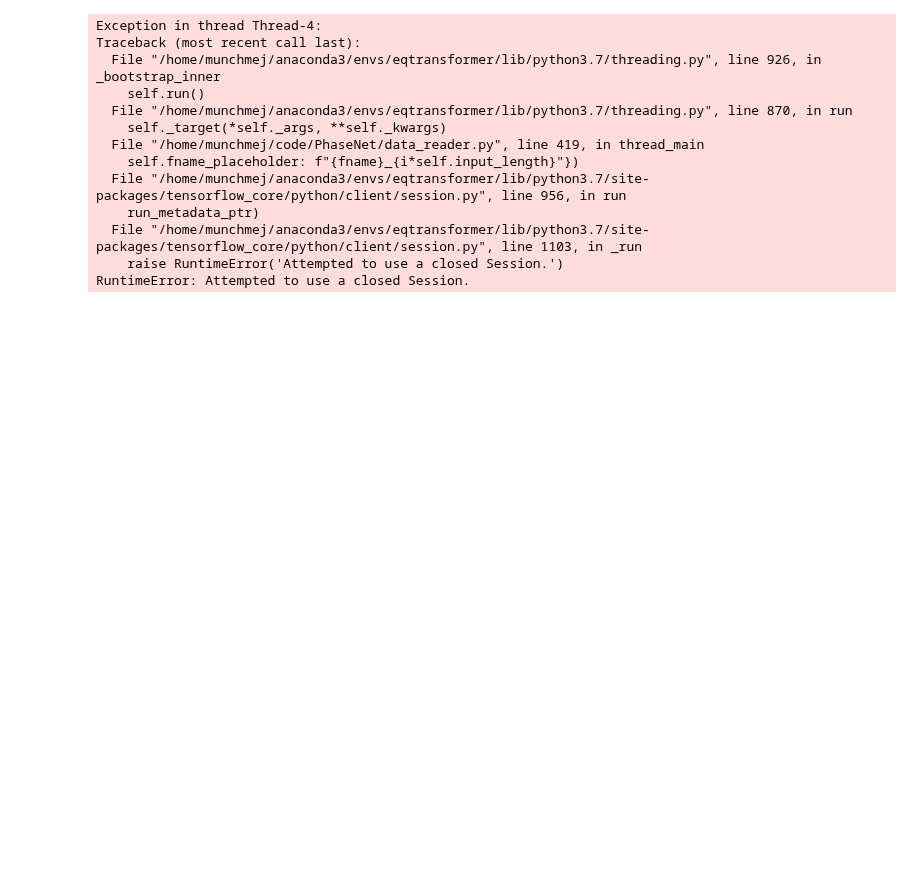
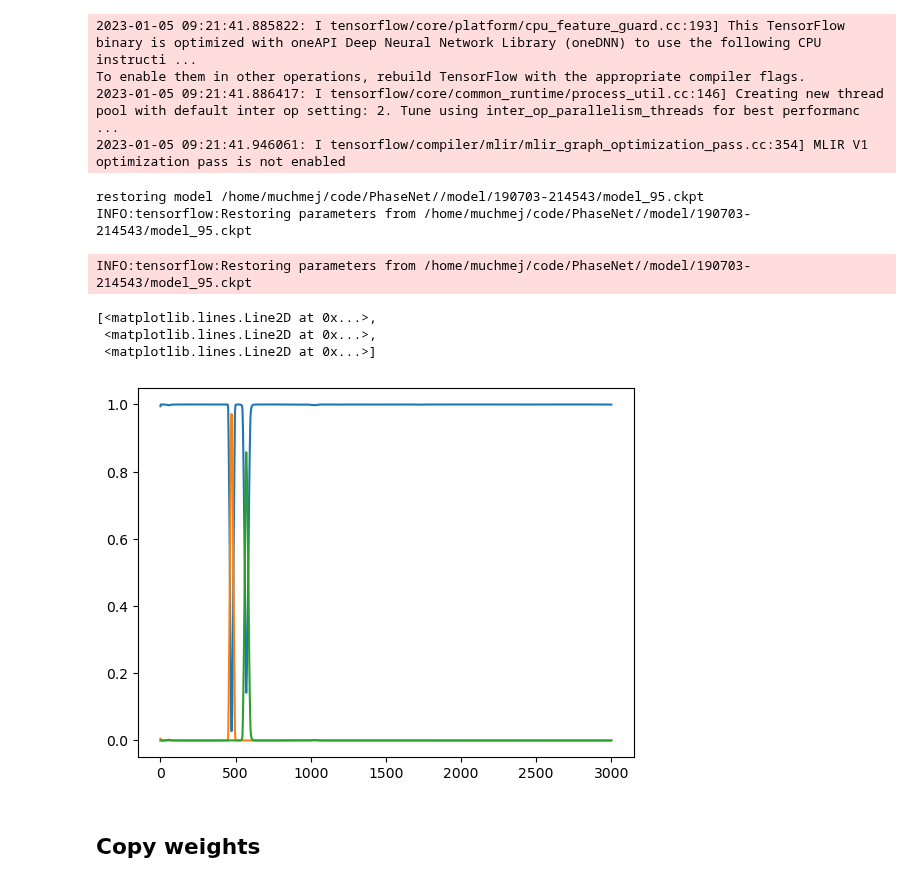
Before and after one commit to seisbench/seisbench, a Jupyter notebook: contrib/model_conversion/phasenet_conversion.ipynb, the cells around one changed output. Saved outputs shown, nothing was run; the diff lists cells and outputs as text; code cells hidden in the pictures; blank space fills up the shorter version.

Commit message:
Implemented original PhaseNet model and converted weights

```diff
--- a/contrib/model_conversion/phasenet_conversion.ipynb
+++ b/contrib/model_conversion/phasenet_conversion.ipynb
@@ -227,4 +25,4 @@ WARNING:root:Using input length: 3000
 # %%
+model = UNet(mode="pred")
 sess_config = tf.compat.v1.ConfigProto()
 sess_config.gpu_options.allow_growth = True
-sess_config.log_device_placement = False
@@ -231,24 +36,45 @@ sess_config.log_device_placement = False
 # %%
-with tf.compat.v1.Session(config=sess_config) as sess:
-    threads = data_reader.start_threads(sess, n_threads=8)
-
-    # saver = tf.compat.v1.train.Saver(tf.compat.v1.global_variables(), max_to_keep=5)
-    # init = tf.compat.v1.global_variables_initializer()
-    # sess.run(init)
-
-    # latest_check_point = tf.train.latest_checkpoint("/home/munchmej/code/PhaseNet/model/190703-214543/")
-    # saver.restore(sess, latest_check_point)
+sess = tf.compat.v1.Session(config=sess_config)
+saver = tf.compat.v1.train.Saver(tf.compat.v1.global_variables())
+init = tf.compat.v1.global_variables_initializer()
+sess.run(init)
+latest_check_point = tf.train.latest_checkpoint(f"{PROJECT_ROOT}/model/190703-214543")
+print(f"restoring model {latest_check_point}")
+saver.restore(sess, latest_check_point)
 # %% [output]
-Exception in thread Thread-4:
-Traceback (most recent call last):
-  File "/home/munchmej/anaconda3/envs/eqtransformer/lib/python3.7/threading.py", line 926, in _bootstrap_inner
-    self.run()
-  File "/home/munchmej/anaconda3/envs/eqtransformer/lib/python3.7/threading.py", line 870, in run
-    self._target(*self._args, **self._kwargs)
-  File "/home/munchmej/code/PhaseNet/data_reader.py", line 419, in thread_main
-    self.fname_placeholder: f"{fname}_{i*self.input_length}"})
-  File "/home/munchmej/anaconda3/envs/eqtransformer/lib/python3.7/site-packages/tensorflow_core/python/client/session.py", line 956, in run
-    run_metadata_ptr)
-  File "/home/munchmej/anaconda3/envs/eqtransformer/lib/python3.7/site-packages/tensorflow_core/python/client/session.py", line 1103, in _run
-    raise RuntimeError('Attempted to use a closed Session.')
-RuntimeError: Attempted to use a closed Session.
+2023-01-05 09:21:41.885822: I tensorflow/core/platform/cpu_feature_guard.cc:193] This TensorFlow binary is optimized with oneAPI Deep Neural Network Library (oneDNN) to use the following CPU instructi ...
+To enable them in other operations, rebuild TensorFlow with the appropriate compiler flags.
+2023-01-05 09:21:41.886417: I tensorflow/core/common_runtime/process_util.cc:146] Creating new thread pool with default inter op setting: 2. Tune using inter_op_parallelism_threads for best performanc ...
+2023-01-05 09:21:41.946061: I tensorflow/compiler/mlir/mlir_graph_optimization_pass.cc:354] MLIR V1 optimization pass is not enabled
+restoring model /home/muchmej/code/PhaseNet//model/190703-214543/model_95.ckpt
+INFO:tensorflow:Restoring parameters from /home/muchmej/code/PhaseNet//model/190703-214543/model_95.ckpt
+INFO:tensorflow:Restoring parameters from /home/muchmej/code/PhaseNet//model/190703-214543/model_95.ckpt
+# %%
+def predict(vec, aux=False):
+    vec = vec.copy()
+    vec -= np.mean(vec)
+    vec /= np.std(vec)
+
+    feed = {model.X: vec, model.drop_rate: 0, model.is_training: False}
+    if aux:
+        return sess.run(model.aux, feed_dict=feed)
+    else:
+        return sess.run(model.preds, feed_dict=feed)
+# %%
+stream = obspy.read()
+
+vec = np.zeros((1, 3001, 1, 3))
+vec[0, :-1, 0, 2] = stream[0].data
+vec[0, :-1, 0, 1] = stream[1].data
+vec[0, :-1, 0, 0] = stream[2].data
+
+preds = predict(vec)
+
+plt.plot(preds[0, :, 0, :])
+# %% [output]
+[<matplotlib.lines.Line2D at 0x...>,
+ <matplotlib.lines.Line2D at 0x...>,
+ <matplotlib.lines.Line2D at 0x...>]
+[figure, added]
+# %% [markdown]
+## Copy weights
```
Also changed, not shown: parts of 34 cells of this notebook, 3 other files.
